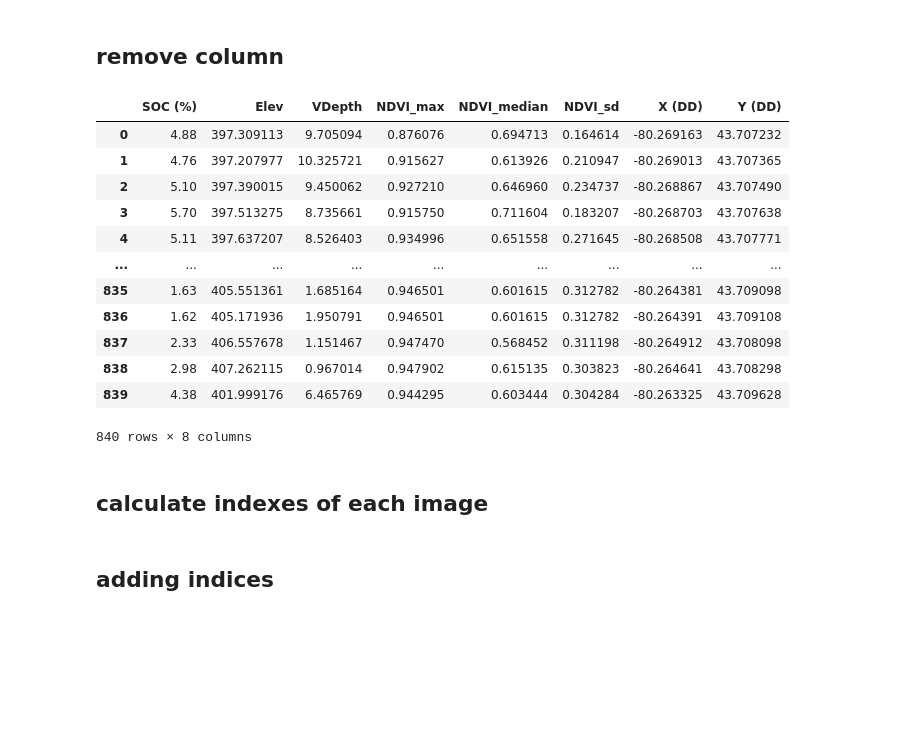
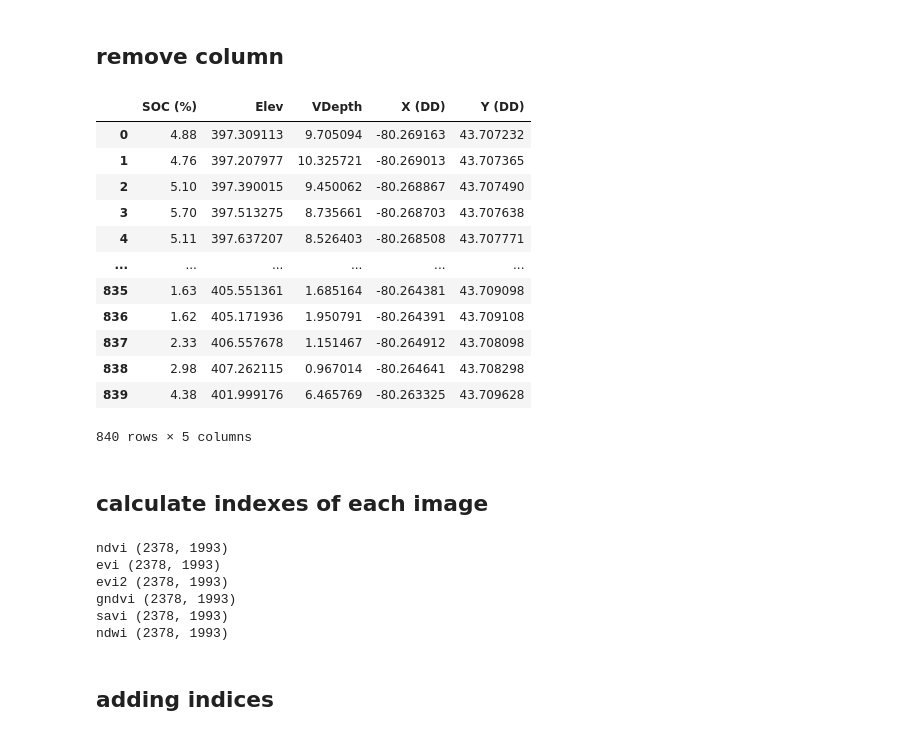
Before and after one commit to MarcoBellizzi/spatial_data, a Jupyter notebook: canada_prepare.ipynb, the cells around one changed output. Drawn from its saved outputs; the diff is of its cells as text; code cells hidden in the pictures; blank space fills up the shorter version.

```diff
--- a/prepare_dataset_canada.ipynb
+++ b/canada_prepare.ipynb
@@ -25,24 +25,24 @@ canada_db
 # %%
 canada_db.drop(list(canada_db.columns)[0], axis = 1, inplace=True)
 canada_db.drop(list(canada_db.columns)[1:3], axis = 1, inplace=True)
 canada_db.drop(list(canada_db.columns)[2:51], axis = 1, inplace=True)
-canada_db.drop(list(canada_db.columns)[3], axis = 1, inplace=True)
+canada_db.drop(list(canada_db.columns)[3:7], axis = 1, inplace=True)
 
 canada_db
 # %% [output]
-|  | SOC (%) | Elev | VDepth | NDVI_max | NDVI_median | NDVI_sd | X (DD) | Y (DD) |
-| 0 | 4.88 | 397.309113 | 9.705094 | 0.876076 | 0.694713 | 0.164614 | -80.269163 | 43.707232 |
-| 1 | 4.76 | 397.207977 | 10.325721 | 0.915627 | 0.613926 | 0.210947 | -80.269013 | 43.707365 |
-| 2 | 5.10 | 397.390015 | 9.450062 | 0.927210 | 0.646960 | 0.234737 | -80.268867 | 43.707490 |
-| 3 | 5.70 | 397.513275 | 8.735661 | 0.915750 | 0.711604 | 0.183207 | -80.268703 | 43.707638 |
-| 4 | 5.11 | 397.637207 | 8.526403 | 0.934996 | 0.651558 | 0.271645 | -80.268508 | 43.707771 |
-| ... | ... | ... | ... | ... | ... | ... | ... | ... |
-| 835 | 1.63 | 405.551361 | 1.685164 | 0.946501 | 0.601615 | 0.312782 | -80.264381 | 43.709098 |
-| 836 | 1.62 | 405.171936 | 1.950791 | 0.946501 | 0.601615 | 0.312782 | -80.264391 | 43.709108 |
-| 837 | 2.33 | 406.557678 | 1.151467 | 0.947470 | 0.568452 | 0.311198 | -80.264912 | 43.708098 |
-| 838 | 2.98 | 407.262115 | 0.967014 | 0.947902 | 0.615135 | 0.303823 | -80.264641 | 43.708298 |
-| 839 | 4.38 | 401.999176 | 6.465769 | 0.944295 | 0.603444 | 0.304284 | -80.263325 | 43.709628 |
+|  | SOC (%) | Elev | VDepth | X (DD) | Y (DD) |
+| 0 | 4.88 | 397.309113 | 9.705094 | -80.269163 | 43.707232 |
+| 1 | 4.76 | 397.207977 | 10.325721 | -80.269013 | 43.707365 |
+| 2 | 5.10 | 397.390015 | 9.450062 | -80.268867 | 43.707490 |
+| 3 | 5.70 | 397.513275 | 8.735661 | -80.268703 | 43.707638 |
+| 4 | 5.11 | 397.637207 | 8.526403 | -80.268508 | 43.707771 |
+| ... | ... | ... | ... | ... | ... |
+| 835 | 1.63 | 405.551361 | 1.685164 | -80.264381 | 43.709098 |
+| 836 | 1.62 | 405.171936 | 1.950791 | -80.264391 | 43.709108 |
+| 837 | 2.33 | 406.557678 | 1.151467 | -80.264912 | 43.708098 |
+| 838 | 2.98 | 407.262115 | 0.967014 | -80.264641 | 43.708298 |
+| 839 | 4.38 | 401.999176 | 6.465769 | -80.263325 | 43.709628 |
-840 rows × 8 columns
+840 rows × 5 columns
 # %% [markdown]
 ## calculate indexes of each image
 # %%
@@ -50,12 +50,12 @@ import rasterio
 import os
 import numpy
 
+found = False
+
 data = {}
 
-for mounth in os.listdir('./data/ds_canada/immagini/'):
-    raster = rasterio.open('./data/ds_canada/immagini/' + mounth + '/response.tiff')
-
-    year = mounth.split('-')[0]
+for mounth in os.listdir('./data/ds_canada/immagini/2018/'):
+    raster = rasterio.open('./data/ds_canada/immagini/2018/' + mounth + '/response.tiff')
 
     blue = numpy.array(raster.read(2), dtype=numpy.float64) / 10000
     green = numpy.array(raster.read(3), dtype=numpy.float64) / 10000
@@ -69,22 +69,33 @@ for mounth in os.listdir('./data/ds_canada/immagini/'):
     savi = (nir - red) / (nir + red + 0.428) * (1.0 + 0.428)
     ndwi = (green - nir) / (green + nir)
 
-    if year not in data:
-        data[year] = {}
-        data[year]['ndvi'] = numpy.array([ndvi])
-        data[year]['evi'] = numpy.array([evi])
-        data[year]['evi2'] = numpy.array([evi2])
-        data[year]['gndvi'] = numpy.array([gndvi])
-        data[year]['savi'] = numpy.array([savi])
-        data[year]['ndwi'] = numpy.array([ndwi])
+    if not found:
+        data['ndvi'] = numpy.array(ndvi)
+        data['evi'] = numpy.array(evi)
+        data['evi2'] = numpy.array(evi2)
+        data['gndvi'] = numpy.array(gndvi)
+        data['savi'] = numpy.array(savi)
+        data['ndwi'] = numpy.array(ndwi)
+        found = True
     else:
-        data[year]['ndvi'] = numpy.vstack([data[year]['ndvi'], [ndvi]])
-        data[year]['evi'] = numpy.vstack([data[year]['evi'], [evi]])
-        data[year]['evi2'] = numpy.vstack([data[year]['evi2'], [evi2]])
-        data[year]['gndvi'] = numpy.vstack([data[year]['gndvi'], [gndvi]])
-        data[year]['savi'] = numpy.vstack([data[year]['savi'], [savi]])
-        data[year]['ndwi'] = numpy.vstack([data[year]['ndwi'], [ndwi]])
+        data['ndvi'] += ndvi
+        data['evi'] += evi
+        data['evi2'] += evi2
+        data['gndvi'] += gndvi
+        data['savi'] += savi
+        data['ndwi'] += ndwi
 
     raster.close()
+
+for index in data:
+    data[index] /= 12
+    print(index, data[index].shape)
+# %% [output]
+ndvi (2378, 1993)
+evi (2378, 1993)
+evi2 (2378, 1993)
+gndvi (2378, 1993)
+savi (2378, 1993)
+ndwi (2378, 1993)
 # %% [markdown]
 ## adding indices
```
Also changed, not shown: parts of 2 cells of this notebook, 4 other files.
